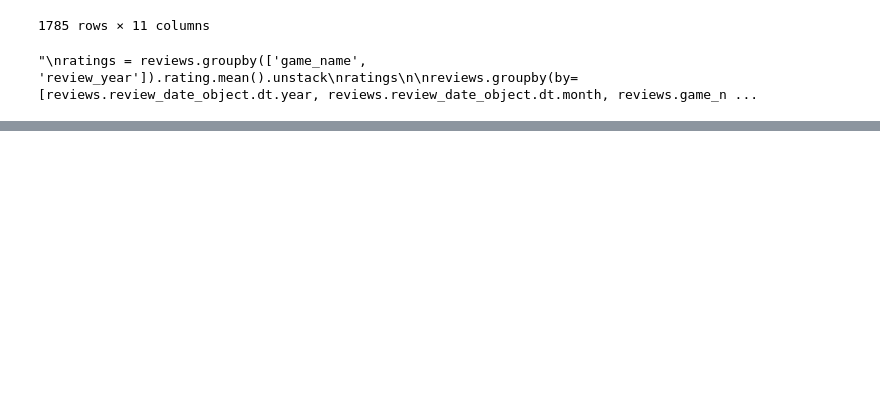
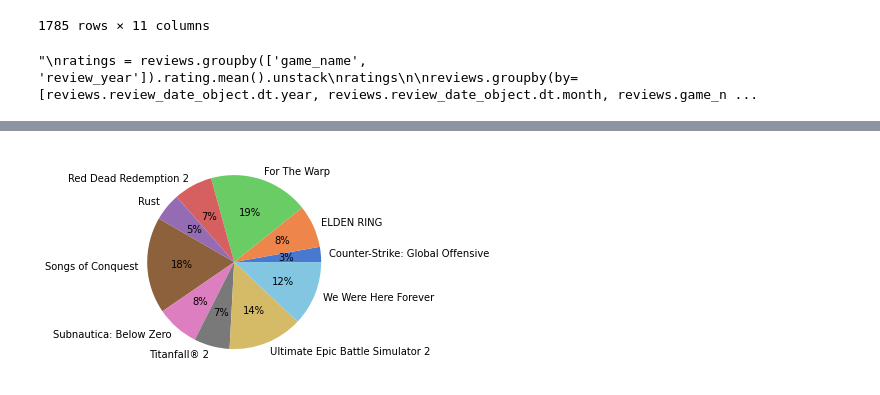
Before and after one commit to gremay/SMT_SteamAnalysis, a Jupyter notebook: sentiment_analysis.ipynb, the cells around one changed output, grey strips where cells are left out. Saved outputs shown, nothing was run; the diff lists cells and outputs as text; code cells hidden in the pictures; blank space fills up the shorter version.

```diff
--- a/sentiment_analysis.ipynb
+++ b/sentiment_analysis.ipynb
@@ -350,0 +357,8 @@ reviews.groupby(by=[reviews.review_date_object.dt.year, reviews.review_date_obje
+# %%
+unique_games = reviews.game_name.unique()
+colors = sns.color_palette('muted', n_colors=10, as_cmap=True)
+labels = review_len.index.tolist()
+plt.pie(review_len, labels=labels, colors = colors, autopct = '%0.0f%%')
+plt.show()
+# %% [output]
+[figure, added]
```
Also changed, not shown: parts of 15 cells of this notebook.
